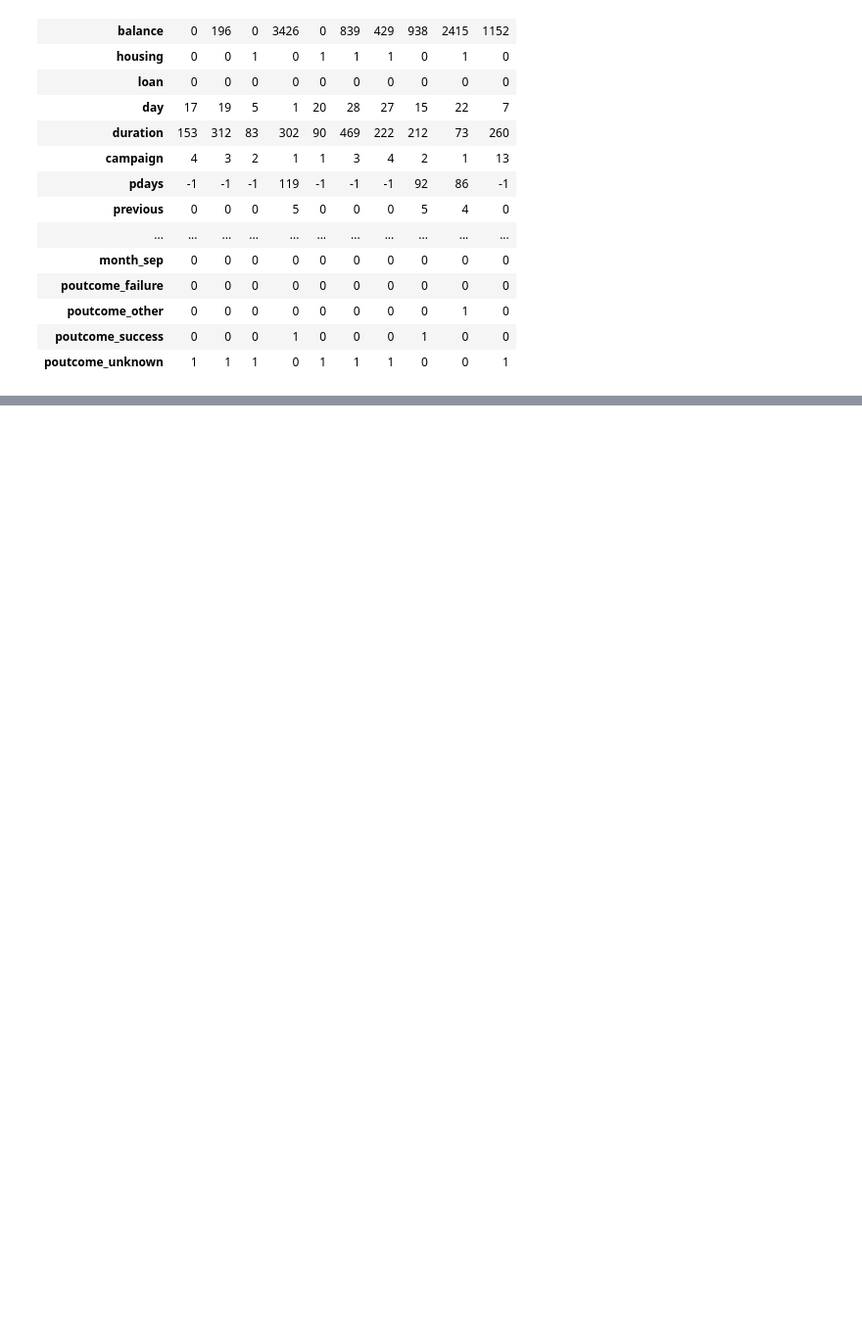
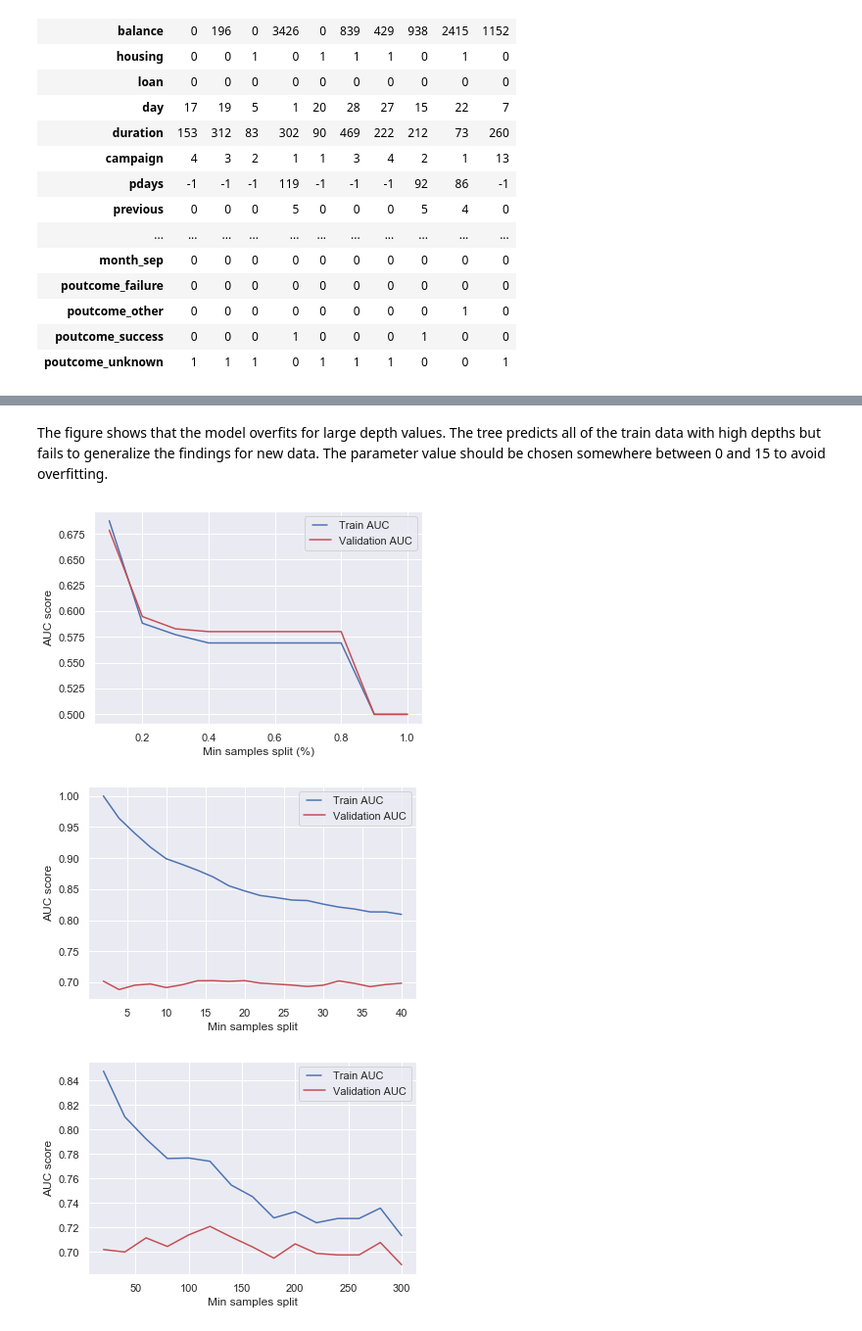
Before and after one commit to jphietala/bank-subscription-prediction, a Jupyter notebook: modeling_decision_tree.ipynb, the cells around one changed output, grey strips where cells are left out. Shown at 98% size. Saved outputs shown, nothing was run; the diff lists cells and outputs as text; code cells hidden in the pictures; blank space fills up the shorter version.

```diff
--- a/modeling_decision_tree.ipynb
+++ b/modeling_decision_tree.ipynb
@@ -43,0 +141,59 @@ display_all(trainX.head(10).transpose())
+# %% [markdown]
+The figure shows that the model overfits for large depth values. The tree predicts all of the train data with high depths but fails to generalize the findings for new data. The parameter value should be chosen somewhere between 0 and 15 to avoid overfitting.
+# %%
+# Tuning the min_samples_split
+
+min_samples_splits = np.linspace(0.1, 1.0, 10, endpoint=True)
+train_results = []
+valid_results = []
+for min_samples_split in min_samples_splits:
+   clf = tree.DecisionTreeClassifier(min_samples_split=min_samples_split)
+   clf.fit(trainX, trainY)
+   train_pred = clf.predict(trainX)
+   false_positive_rate, true_positive_rate, thresholds = roc_curve(trainY, train_pred)
+   roc_auc = auc(false_positive_rate, true_positive_rate)
+   train_results.append(roc_auc)
+   valid_pred = clf.predict(validX)
+   false_positive_rate, true_positive_rate, thresholds = roc_curve(validY, valid_pred)
+   roc_auc = auc(false_positive_rate, true_positive_rate)
+   valid_results.append(roc_auc)
+
+plot_train_vs_valid_AUC("Min samples split (%)", min_samples_splits, train_results, valid_results)
+
+min_samples_splits = [2,4,6,8,10,12,14,16,18,20,22,24,26,28,30,32,34,36,38,40]
+train_results = []
+valid_results = []
+for min_samples_split in min_samples_splits:
+   clf = tree.DecisionTreeClassifier(min_samples_split=min_samples_split)
+   clf.fit(trainX, trainY)
+   train_pred = clf.predict(trainX)
+   false_positive_rate, true_positive_rate, thresholds = roc_curve(trainY, train_pred)
+   roc_auc = auc(false_positive_rate, true_positive_rate)
+   train_results.append(roc_auc)
+   valid_pred = clf.predict(validX)
+   false_positive_rate, true_positive_rate, thresholds = roc_curve(validY, valid_pred)
+   roc_auc = auc(false_positive_rate, true_positive_rate)
+   valid_results.append(roc_auc)
+
+plot_train_vs_valid_AUC("Min samples split", min_samples_splits, train_results, valid_results)
+
+min_samples_splits = [20,40,60,80,100,120,140,160,180,200,220,240,260,280,300]
+train_results = []
+valid_results = []
+for min_samples_split in min_samples_splits:
+   clf = tree.DecisionTreeClassifier(min_samples_split=min_samples_split)
+   clf.fit(trainX, trainY)
+   train_pred = clf.predict(trainX)
+   false_positive_rate, true_positive_rate, thresholds = roc_curve(trainY, train_pred)
+   roc_auc = auc(false_positive_rate, true_positive_rate)
+   train_results.append(roc_auc)
+   valid_pred = clf.predict(validX)
+   false_positive_rate, true_positive_rate, thresholds = roc_curve(validY, valid_pred)
+   roc_auc = auc(false_positive_rate, true_positive_rate)
+   valid_results.append(roc_auc)
+
+plot_train_vs_valid_AUC("Min samples split", min_samples_splits, train_results, valid_results)
+# %% [output]
+[figure, added]
+[figure, added]
+[figure, added]
```
Also changed, not shown: parts of 25 cells of this notebook.
